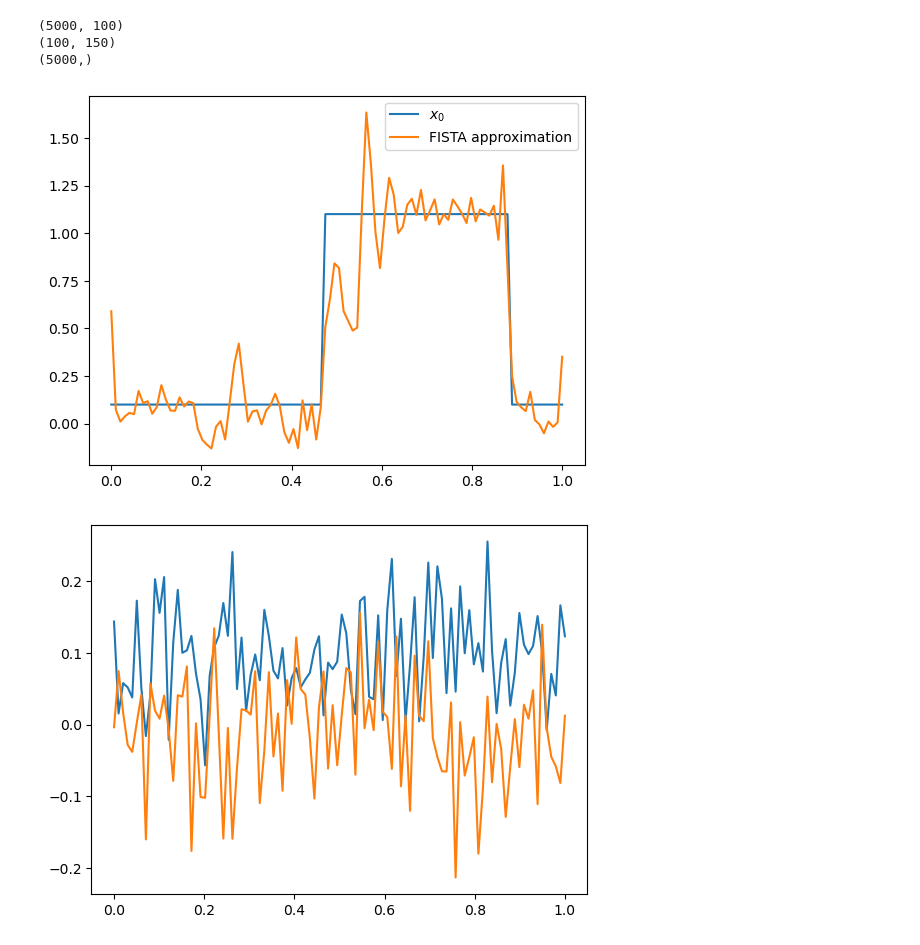
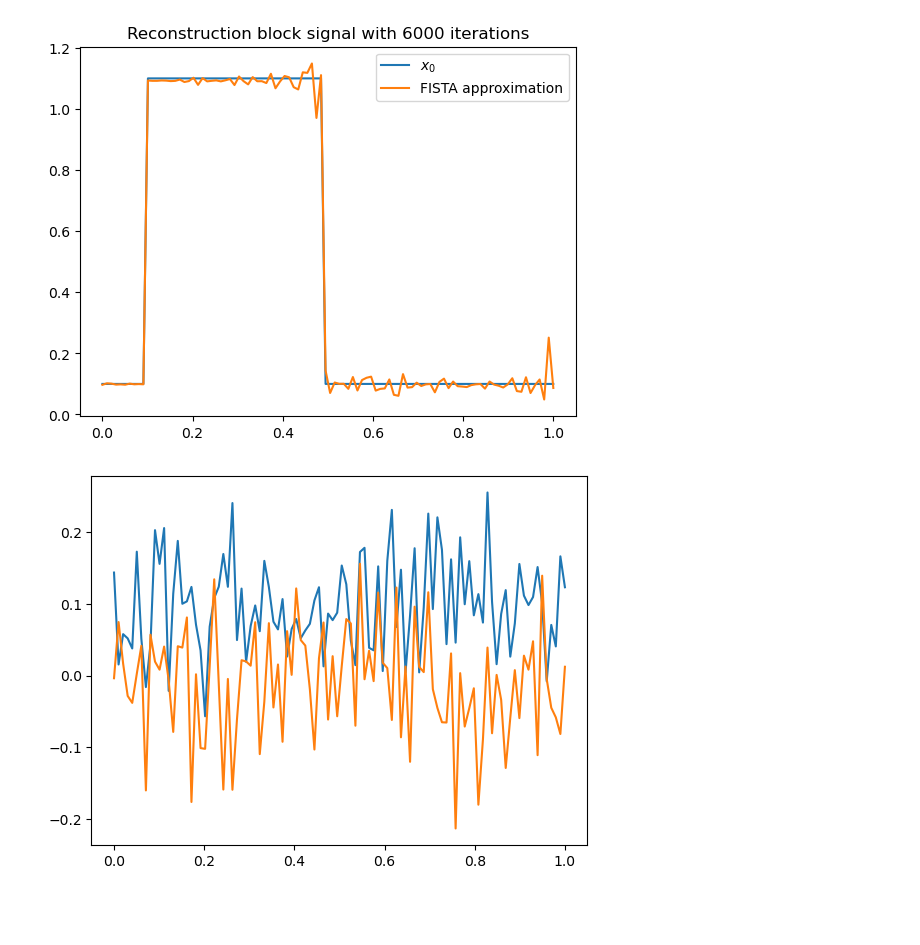
Before and after one commit to Ava99999/signal-thesis, a Jupyter notebook: Example 5 - linear generative model.ipynb, the cells around one changed output. Cells and saved outputs as stored; diff of their text form; code cells hidden in the pictures; blank space fills up the shorter version.

```diff
--- a/Example 5 - linear generative model.ipynb
+++ b/Example 5 - linear generative model.ipynb
@@ -130,7 +130,7 @@ class CompNonlinearL2(pyproximal.Nonlinear):
         self.alpha = alpha  # step size gradient descent optimisation
 
     def fun(self, x):
-        return np.linalg.norm(self.A.eval(self.G.eval(x)) - self.y)**2
+        return 0.5*np.linalg.norm(self.A.eval(self.G.eval(x)) - self.y)**2
 
     def grad(self, x):
         residual = self.A.eval(self.G.eval(x)) - self.y
@@ -147,10 +147,10 @@ class CompNonlinearL2(pyproximal.Nonlinear):
         self.solhist = np.array(self.solhist)
         return sol
 
-def reconstruct_fista(xtrue, A, G, w=1, sigma=0, lmbda=0.001, maxit = 50, noise_type = "spread", num_localized=None, seed=None):
+def reconstruct_fista(xtrue, A, G, w=1, sigma=0, lmbda=0.001, maxit = 100, noise_type = "spread", num_localized=None, seed=None):
     '''
     Minimises LS objective
-        (0.5)*\|A(G(z)) - y\|_2^2 + 0.5*lmbda*\|z\|_1
+        0.5*\|A(G(z)) - y\|_2^2 + lmbda*\|z\|_1
     using fast iterative soft thresholding algorithm.
 
     Input:
@@ -159,7 +159,7 @@ def reconstruct_fista(xtrue, A, G, w=1, sigma=0, lmbda=0.001, maxit = 50, noise_
     - G             = operator from Op class
     - w             = np.ndarray, currently not implemented (additional regularisation)
     - sigma         = float, variance of gaussian noise
-    - lmbda         = float, parameter controlling the amount of regularisation
+    - lmbda         = float, parameter controlling the amount of regularisation, cannot be set to 0
     - maxit         = int, maximal number of iterations of fista
     - noise_type    = string, type of gaussion noise added to observations
     - num_localized = int, number of entries local noise is added to
@@ -180,9 +180,9 @@ def reconstruct_fista(xtrue, A, G, w=1, sigma=0, lmbda=0.001, maxit = 50, noise_
     yobs  = A.eval(xtrue) + noise
 
     # set up proximal operators
-    l1 = pyproximal.proximal.L1()
-    l2 = CompNonlinearL2(niter=20, x0=np.zeros(k), warm=True) # combined approach means x = (x1, x2)
-    l2.setup(A, G, yobs, alpha=0.01)
+    l1 = pyproximal.proximal.L1(sigma=w)
+    l2 = CompNonlinearL2(niter=50, x0=np.ones(k), warm=True) # combined approach means x = (x1, x2)
+    l2.setup(A, G, yobs, alpha=0.001)
 
     # fista
     zhat = \
@@ -510,39 +510,37 @@ xtrue = Xblock[np.random.randint(0,Xlowfreq.shape[0])]
 #maxit = 50
 #l1 = pyproximal.proximal.L1()
 #l2 = CompNonlinearL2(niter=20, x0=np.zeros(k+n), warm=True) # combined approach means x = (x1, x2)
 #l2.setup(A, H, yobs, alpha=0.01)
 
 #def callback(x):
     #xhist.append(x)
 
 
 #x_fista = \
 #    pyproximal.optimization.primal.ProximalGradient(l2, l1, tau=None, x0=np.zeros(k+n),
 #                                                    epsg=lmbda, niter=maxit, acceleration='fista', show=False)
 
 #print(x_fista.shape)
 #print(xtrue.shape)
 
-
+maxiter = 6000
 noise_var = 0.01
-error_test, xhat_test, zhat_test = reconstruct_fista(xtrue, A, H, w=1, sigma=noise_var, lmbda=noise_var, maxit=50, seed=42)
+error_test, xhat_test, zhat_test = reconstruct_fista(xtrue, A, I, w=0, sigma=0, lmbda=0.001, maxit=maxiter, seed=42)
 
 # plt.figure()
 # plt.plot(domain, xtrue, label=r'$x_0$')
 # plt.plot(domain, np.real(H.eval(x_fista)), label = 'FISTA approximation')
 # plt.legend()
 # plt.show()
 
 plt.figure()
 plt.plot(domain, xtrue, label=r'$x_0$')
 plt.plot(domain, np.real(xhat_test), label = 'FISTA approximation')
+plt.title(f"Reconstruction block signal with {maxiter} iterations")
 plt.legend()
 plt.show()
 # %% [output]
-(5000, 100)
-(100, 150)
-(5000,)
-[figure, old version]
+[figure, new version]
 # %%
 # for random input, this is the kind of signal the model generates
 z = np.random.randn(k) + 1j*np.random.randn(k)
```
Also changed, not shown: parts of 5 cells of this notebook, 3 other files.
